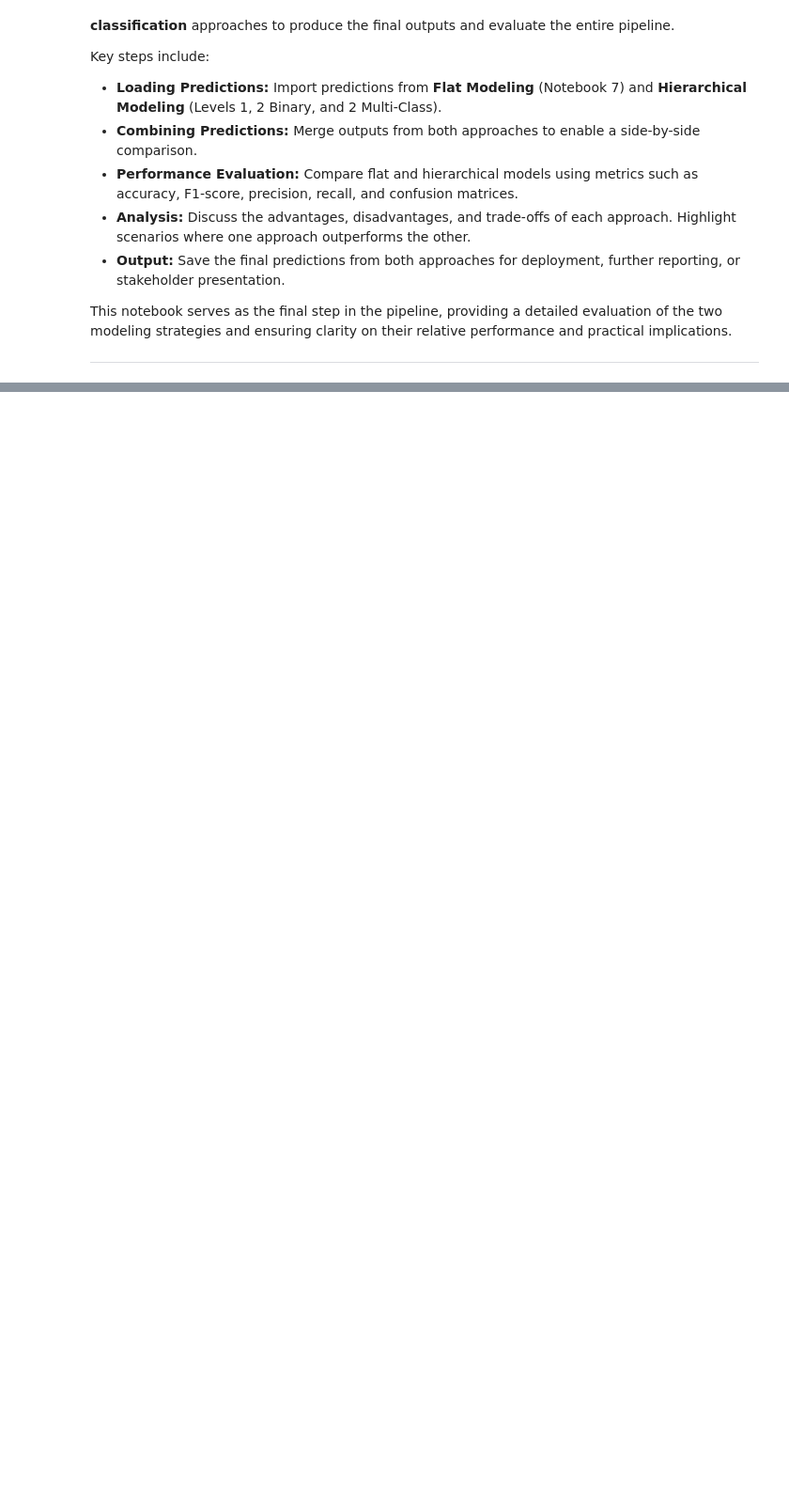
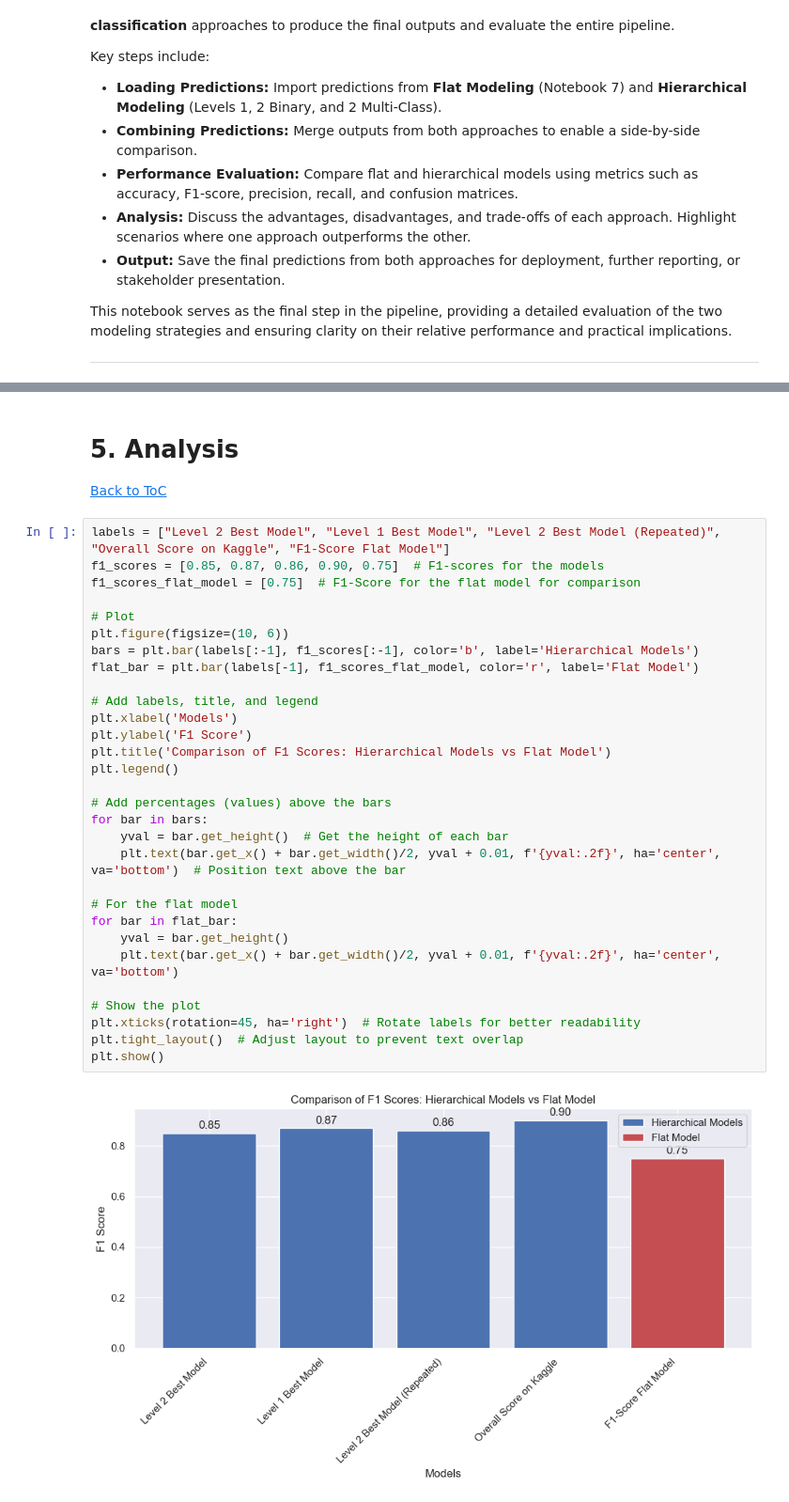
Before and after one commit to xandga/Machine_Learning_project, a Jupyter notebook: Deliverables/8. Integration and Final Predictions.ipynb, the cells around one changed output, grey strips where cells are left out. Shown at 94% size. Saved outputs shown, nothing was run; the diff lists cells and outputs as text; blank space fills up the shorter version.

```diff
--- a/Deliverables/8. Integration and Final Predictions.ipynb
+++ b/Deliverables/8. Integration and Final Predictions.ipynb
@@ -149,0 +191,35 @@ print(os.getcwd())
+# %% [markdown]
+# 5. Analysis <a class="anchor" id="chapter5"></a>
+[Back to ToC](#toc)<br>
+# %%
+labels = ["Level 2 Best Model", "Level 1 Best Model", "Level 2 Best Model (Repeated)", "Overall Score on Kaggle", "F1-Score Flat Model"]
+f1_scores = [0.85, 0.87, 0.86, 0.90, 0.75]  # F1-scores for the models
+f1_scores_flat_model = [0.75]  # F1-Score for the flat model for comparison
+
+# Plot
+plt.figure(figsize=(10, 6))
+bars = plt.bar(labels[:-1], f1_scores[:-1], color='b', label='Hierarchical Models')
+flat_bar = plt.bar(labels[-1], f1_scores_flat_model, color='r', label='Flat Model')
+
+# Add labels, title, and legend
+plt.xlabel('Models')
+plt.ylabel('F1 Score')
+plt.title('Comparison of F1 Scores: Hierarchical Models vs Flat Model')
+plt.legend()
+
+# Add percentages (values) above the bars
+for bar in bars:
+    yval = bar.get_height()  # Get the height of each bar
+    plt.text(bar.get_x() + bar.get_width()/2, yval + 0.01, f'{yval:.2f}', ha='center', va='bottom')  # Position text above the bar
+
+# For the flat model
+for bar in flat_bar:
+    yval = bar.get_height()
+    plt.text(bar.get_x() + bar.get_width()/2, yval + 0.01, f'{yval:.2f}', ha='center', va='bottom')
+
+# Show the plot
+plt.xticks(rotation=45, ha='right')  # Rotate labels for better readability
+plt.tight_layout()  # Adjust layout to prevent text overlap
+plt.show()
+# %% [output]
+[figure, added]
```
Also changed, not shown: parts of 18 cells of this notebook.
